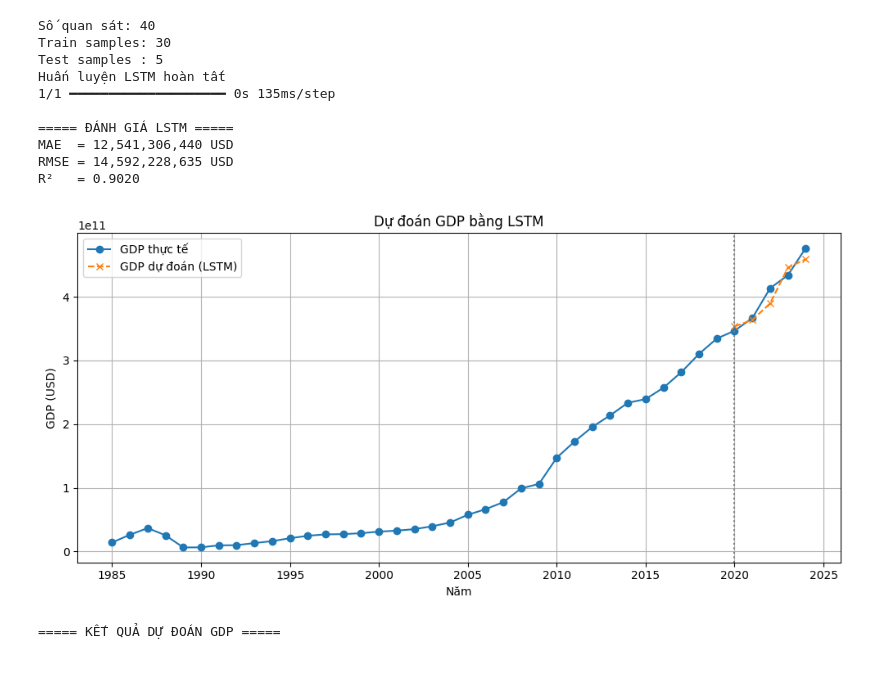
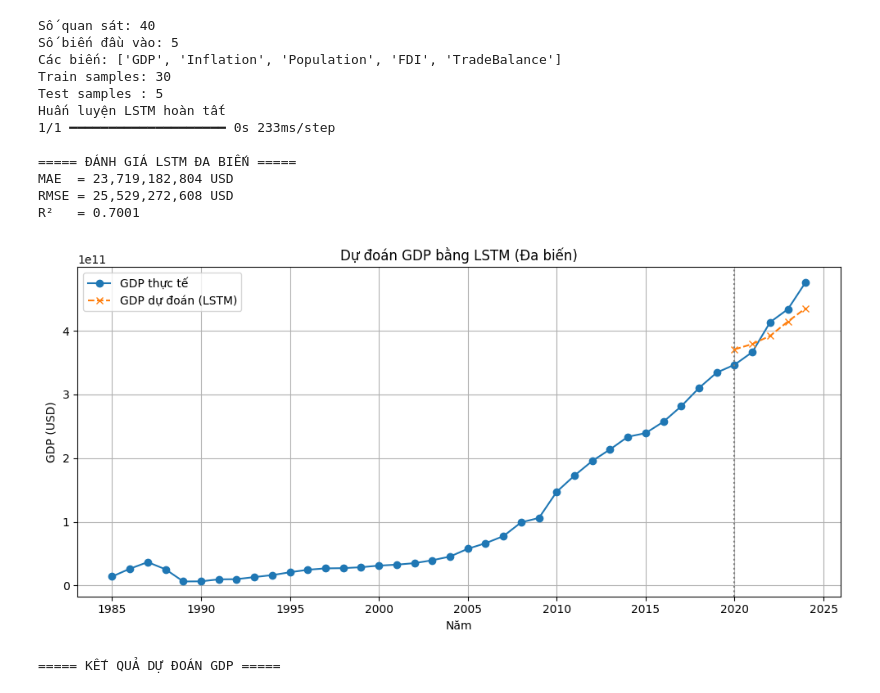
Before and after one commit to iAmKo0L/Forecast--GDP-VN, a Jupyter notebook: modelLSTM.ipynb, the cells around one changed output. Saved outputs shown, nothing was run; the diff lists cells and outputs as text; code cells hidden in the pictures.

```diff
--- a/modelLSTM.ipynb
+++ b/modelLSTM.ipynb
@@ -1,5 +1,4 @@
 # %%
-# ===== LSTM ĐƠN BIẾN DỰ ĐOÁN GDP =====
 
 import pandas as pd
 import numpy as np
@@ -16,27 +15,37 @@ from tensorflow.keras.optimizers import Adam
 df = pd.read_csv("macro_vietnam_processed.csv")
 df = df.sort_values("Year").reset_index(drop=True)
 
-gdp = df["GDP"].values.reshape(-1, 1)
 years = df["Year"].values
 
-print("Số quan sát:", len(gdp))
+# 2. CHỌN CÁC BIẾN ĐẦU VÀO
+feature_cols = ['GDP', 'Inflation', 'Population', 'FDI', 'TradeBalance']
+X_data = df[feature_cols].values
+gdp = df["GDP"].values  # Để vẽ biểu đồ so sánh
 
-# 2. SCALE GDP
+print("Số quan sát:", len(X_data))
+print("Số biến đầu vào:", len(feature_cols))
+print("Các biến:", feature_cols)
+
+# 3. SCALE TẤT CẢ CÁC BIẾN
 scaler = MinMaxScaler()
-gdp_scaled = scaler.fit_transform(gdp)
+X_scaled = scaler.fit_transform(X_data)
 
-# 3. TẠO SEQUENCE (GIỐNG RNN)
+# Tạo scaler riêng cho GDP để inverse_transform dự đoán
+gdp_scaler = MinMaxScaler()
+gdp_scaled = gdp_scaler.fit_transform(gdp.reshape(-1, 1))
+
+# 4. TẠO SEQUENCE
 def create_sequences(data, window):
     X, y = [], []
     for i in range(len(data) - window):
         X.append(data[i:i+window])
-        y.append(data[i+window])
+        y.append(data[i+window, 0])  # Chỉ lấy GDP (cột đầu tiên)
     return np.array(X), np.array(y)
 
 window_size = 5
-X, y = create_sequences(gdp_scaled, window_size)
+X, y = create_sequences(X_scaled, window_size)
 
-# 4. TRAIN / TEST SPLIT
+# 5. TRAIN / TEST SPLIT
 n_test = 5
 
 X_train, X_test = X[:-n_test], X[-n_test:]
@@ -47,10 +56,12 @@ years_test = years[window_size + len(X_train):]
 print("Train samples:", X_train.shape[0])
 print("Test samples :", X_test.shape[0])
 
-# 5. MÔ HÌNH LSTM (KHÁC RNN Ở ĐÂY)
+# 6. MÔ HÌNH LSTM ĐA BIẾN
+n_features = len(feature_cols)
 model = Sequential([
-    Input(shape=(window_size, 1)),
-    LSTM(32, activation="tanh"),
+    Input(shape=(window_size, n_features)),
+    LSTM(64, activation="tanh"),
+    Dense(32, activation="relu"),
     Dense(1)
 ])
 
@@ -59,7 +70,7 @@ model.compile(
     loss="mse"
 )
 
-# 6. HUẤN LUYỆN
+# 7. HUẤN LUYỆN
 model.fit(
     X_train, y_train,
     epochs=300,
@@ -69,46 +80,48 @@ model.fit(
 
 print("Huấn luyện LSTM hoàn tất")
 
-# 7. DỰ ĐOÁN & ĐÁNH GIÁ
+# 8. DỰ ĐOÁN & ĐÁNH GIÁ
 y_pred_scaled = model.predict(X_test)
-y_pred = scaler.inverse_transform(y_pred_scaled)
-y_test_real = scaler.inverse_transform(y_test)
+y_pred = gdp_scaler.inverse_transform(y_pred_scaled)
+y_test_real = gdp_scaler.inverse_transform(y_test.reshape(-1, 1))
 
 mae  = mean_absolute_error(y_test_real, y_pred)
 rmse = np.sqrt(mean_squared_error(y_test_real, y_pred))
 r2   = r2_score(y_test_real, y_pred)
 
-print("\n===== ĐÁNH GIÁ LSTM =====")
+print("\n===== ĐÁNH GIÁ LSTM ĐA BIẾN =====")
 print(f"MAE  = {mae:,.0f} USD")
 print(f"RMSE = {rmse:,.0f} USD")
 print(f"R²   = {r2:.4f}")
 
-# 8. BIỂU ĐỒ
+# 9. BIỂU ĐỒ
 plt.figure(figsize=(10,5))
 plt.plot(years, gdp, label="GDP thực tế", marker="o")
 plt.plot(years_test, y_pred,
          label="GDP dự đoán (LSTM)",
          marker="x", linestyle="--")
 plt.axvline(years_test[0], color="gray", linestyle=":")
 plt.xlabel("Năm")
 plt.ylabel("GDP (USD)")
-plt.title("Dự đoán GDP bằng LSTM")
+plt.title("Dự đoán GDP bằng LSTM (Đa biến)")
 plt.legend()
 plt.grid(True)
 plt.tight_layout()
 plt.show()
 # %% [output]
 Số quan sát: 40
+Số biến đầu vào: 5
+Các biến: ['GDP', 'Inflation', 'Population', 'FDI', 'TradeBalance']
 Train samples: 30
 Test samples : 5
 Huấn luyện LSTM hoàn tất
-1/1 ━━━━━━━━━━━━━━━━━━━━ 0s 135ms/step
+1/1 ━━━━━━━━━━━━━━━━━━━━ 0s 233ms/step
 
-===== ĐÁNH GIÁ LSTM =====
-MAE  = 12,541,306,440 USD
-RMSE = 14,592,228,635 USD
-R²   = 0.9020
+===== ĐÁNH GIÁ LSTM ĐA BIẾN =====
+MAE  = 23,719,182,804 USD
+RMSE = 25,529,272,608 USD
+R²   = 0.7001
-[figure, old version]
+[figure, new version]
 # %%
 import numpy as np
 import pandas as pd
```
Also changed, not shown: parts of 1 cell of this notebook, 3 other files.
